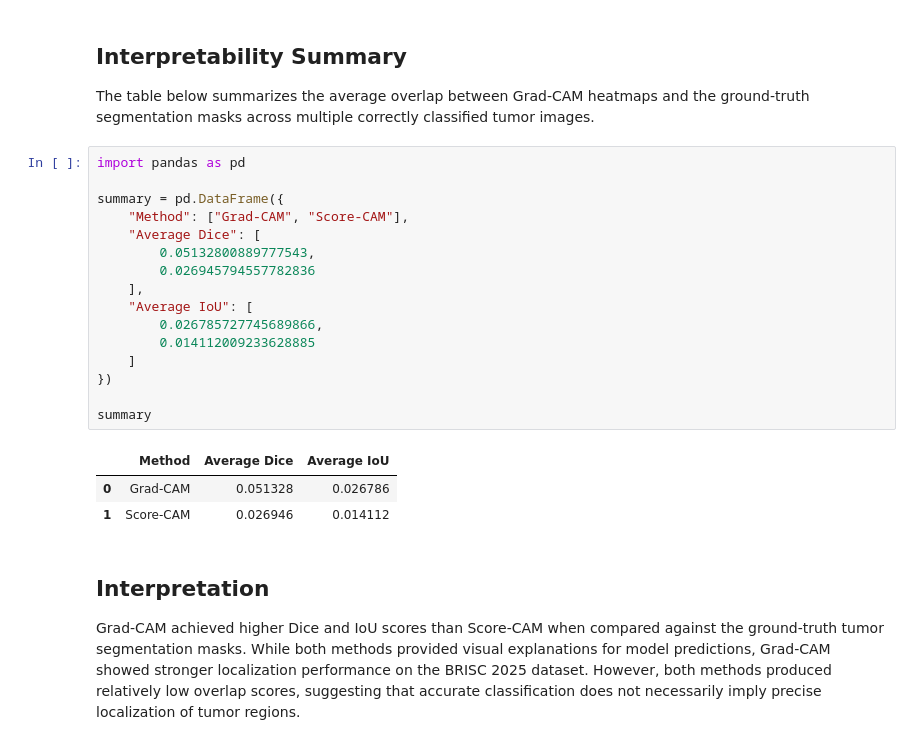
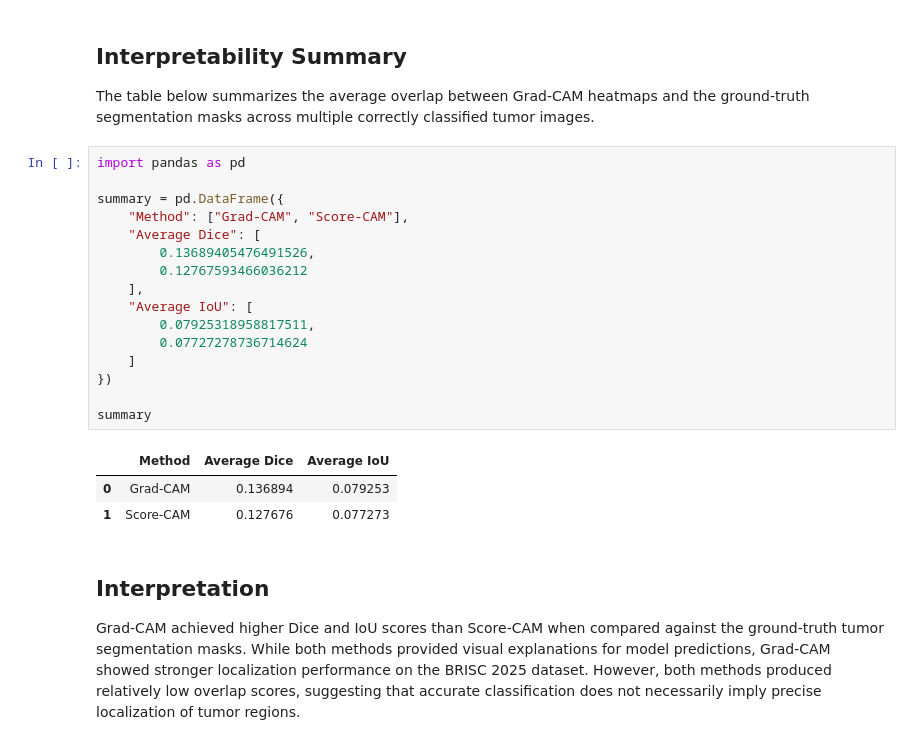
Before and after one commit to ccai2053/brisc2025-brain-tumor-project, a Jupyter notebook: notebooks/evaluation.ipynb, the cells around one changed output. Drawn from its saved outputs; the diff is of its cells as text.

```diff
--- a/notebooks/evaluation.ipynb
+++ b/notebooks/evaluation.ipynb
@@ -197,23 +197,23 @@ The table below summarizes the average overlap between Grad-CAM heatmaps and the
 # %%
 import pandas as pd
 
 summary = pd.DataFrame({
     "Method": ["Grad-CAM", "Score-CAM"],
     "Average Dice": [
-        0.05132800889777543,
-        0.026945794557782836
+        0.13689405476491526,
+        0.12767593466036212
     ],
     "Average IoU": [
-        0.026785727745689866,
-        0.014112009233628885
+        0.07925318958817511,
+        0.07727278736714624
     ]
 })
 
 summary
 # %% [output]
 |  | Method | Average Dice | Average IoU |
-| 0 | Grad-CAM | 0.051328 | 0.026786 |
-| 1 | Score-CAM | 0.026946 | 0.014112 |
+| 0 | Grad-CAM | 0.136894 | 0.079253 |
+| 1 | Score-CAM | 0.127676 | 0.077273 |
 # %% [markdown]
 ## Interpretation
 
```
Also changed, not shown: parts of 5 cells of this notebook, 1 other file.
